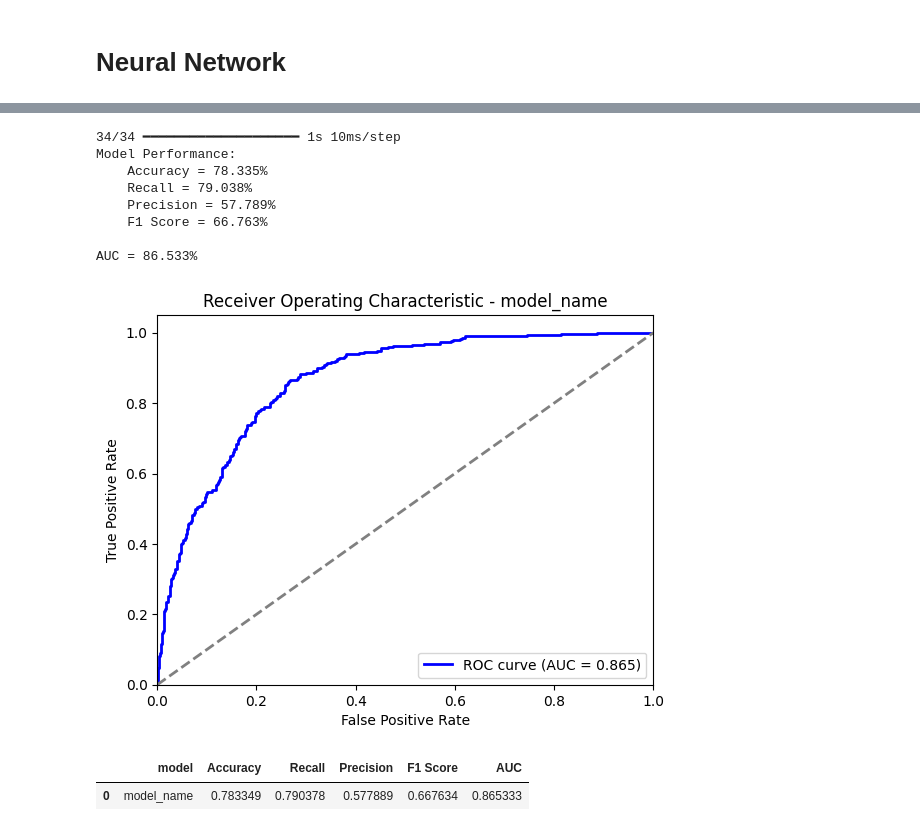
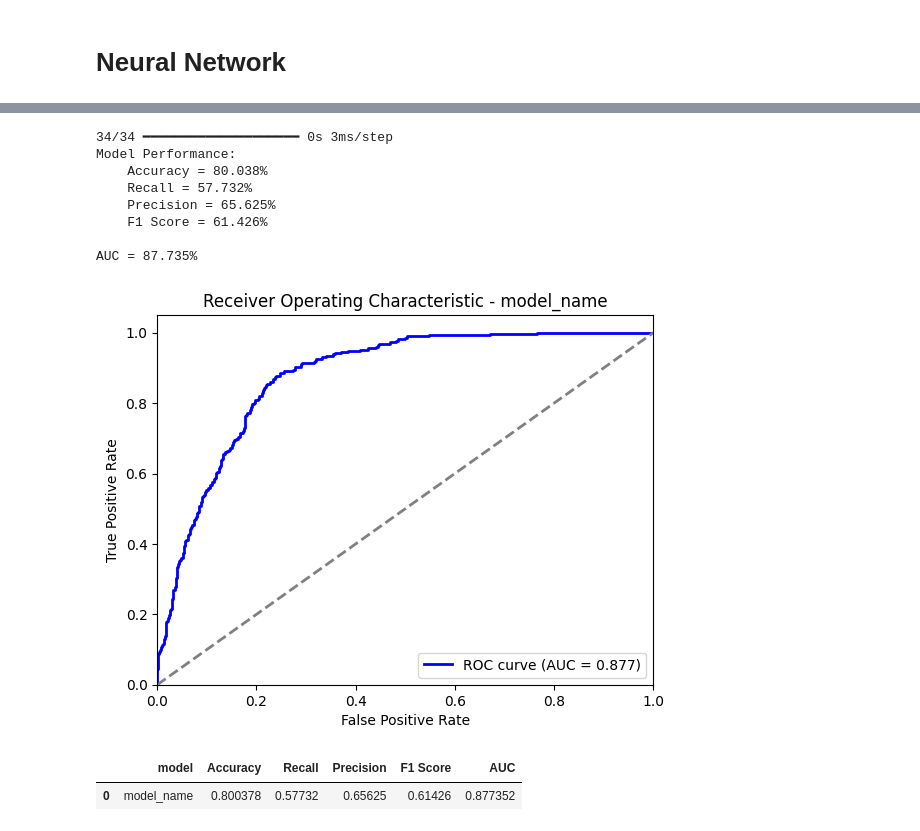
Before and after one commit to GrzegKrajewski/Masters_churn, a Jupyter notebook: code_masters_gk copy.ipynb, the cells around one changed output, grey strips where cells are left out. Cells and saved outputs as stored; diff of their text form; code cells hidden in the pictures.

```diff
--- a/code_masters_gk copy.ipynb
+++ b/code_masters_gk copy.ipynb
@@ -36,8 +38,8 @@ np.random.seed(1973)
 # df = pd.read_csv(r"C:\Users\xtaym\OneDrive\Pulpit\mgr\cell2celltrain.csv")
 # holdout_innit = pd.read_csv(r""C:\Users\xtaym\OneDrive\Pulpit\cell2cell-duke univeristy.csv"mgr\cell2cellholdout.csv")
 # df=pd.read_csv(r'C:\Users\xtaym\OneDrive\Pulpit\cell2cell-duke univeristy.csv')
-# df=pd.read_csv(r'/content/telco.csv')
-df=pd.read_csv(r'C:\Users\xtaym\Desktop\telco.csv')
+df=pd.read_csv(r'/content/telco.csv')
+# df=pd.read_csv(r'C:\Users\xtaym\Desktop\telco.csv')
 # %%
 df.head(3)
 # %% [output]
@@ -2237,0 +2272,34 @@ Epoch 30/30
+# %%
+# model3 = Sequential([
+#     Dense(X_train_res_smote.shape[1], activation='relu'),
+#     Dense(64, activation='relu'),
+#     BatchNormalization(),
+#     Dropout(0.5),
+#     Dense(32, activation='relu'),
+#     BatchNormalization(),
+#     Dropout(0.5),
+#     Dense(1, activation='sigmoid')  # Assuming a binary classification task
+# ])
+
+model3 = Sequential([
+    Dense(X_train_res_smote.shape[1], activation='relu'),
+    Dense(32, activation='relu'),
+    BatchNormalization(),
+    Dropout(0.5),
+    Dense(1, activation='sigmoid')  # Assuming a binary classification task
+])
+
+
+
+# Compile the model with Adam optimizer
+model3.compile(optimizer=Adam(learning_rate=0.001),
+              loss='binary_crossentropy',
+              metrics=['accuracy'])
+
+# Define callbacks for early stopping and learning rate reduction
+# early_stopping = EarlyStopping(monitor='val_loss', patience=5, restore_best_weights=True)
+# lr_scheduler = ReduceLROnPlateau(monitor='val_loss', factor=0.5, patience=3, min_lr=0.00001)
+
+# Train the model
+history3 = model3.fit(X_train_scaled, y_train, epochs=50, batch_size=128, validation_split=0.2)
+                    # callbacks=[early_stopping, lr_scheduler])
@@ -2238,14 +2324,14 @@ Epoch 30/30
 # %%
-evaluate_neural(model2.predict(X_test_scaled),y_test,ret_df=True,plot_roc=True)
+evaluate_neural(model3.predict(X_test_scaled),y_test,ret_df=True,plot_roc=True)
 # %% [output]
-34/34 ━━━━━━━━━━━━━━━━━━━━ 1s 10ms/step
+34/34 ━━━━━━━━━━━━━━━━━━━━ 0s 3ms/step
 Model Performance:
-    Accuracy = 78.335%
-    Recall = 79.038%
-    Precision = 57.789%
-    F1 Score = 66.763%
+    Accuracy = 80.038%
+    Recall = 57.732%
+    Precision = 65.625%
+    F1 Score = 61.426%
 
-AUC = 86.533%
+AUC = 87.735%
-[figure, old version]
+[figure, new version]
 |  | model | Accuracy | Recall | Precision | F1 Score | AUC |
-| 0 | model_name | 0.783349 | 0.790378 | 0.577889 | 0.667634 | 0.865333 |
+| 0 | model_name | 0.800378 | 0.57732 | 0.65625 | 0.61426 | 0.877352 |
```
Also changed, not shown: parts of 34 cells of this notebook.
